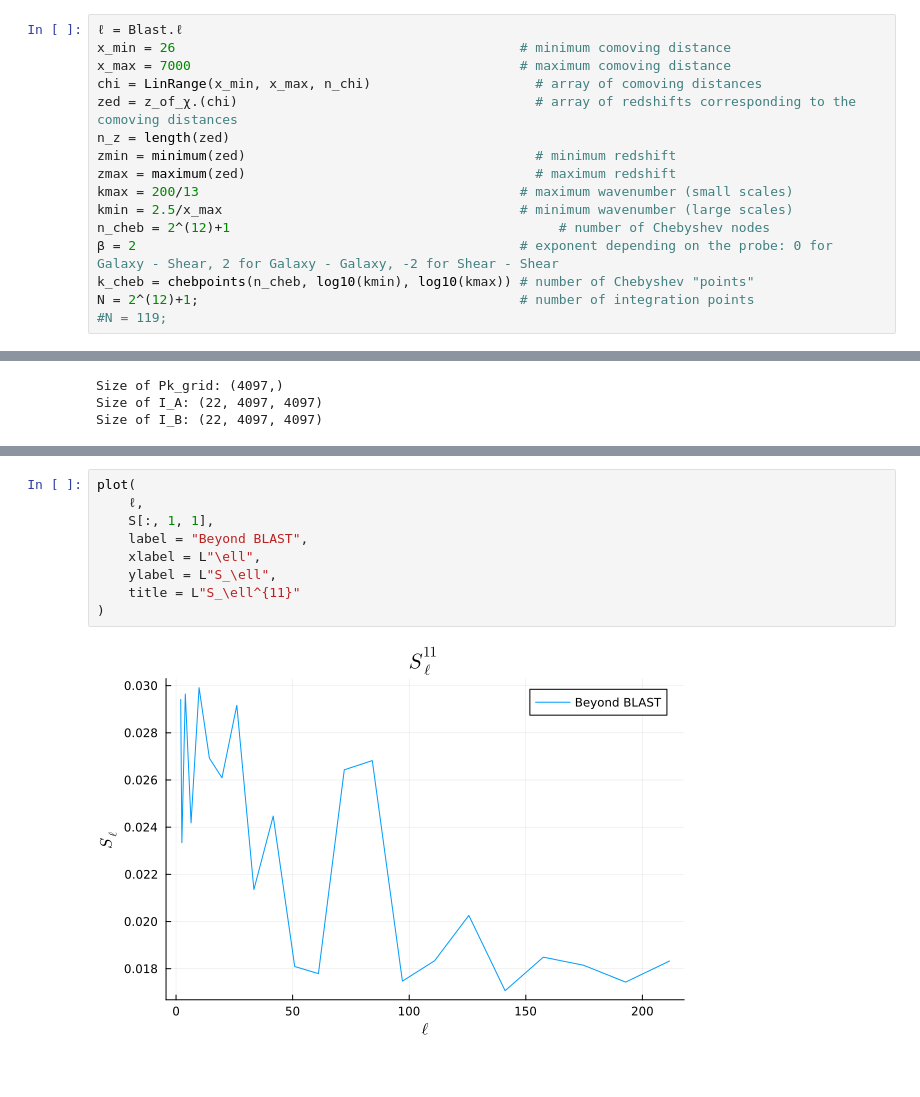
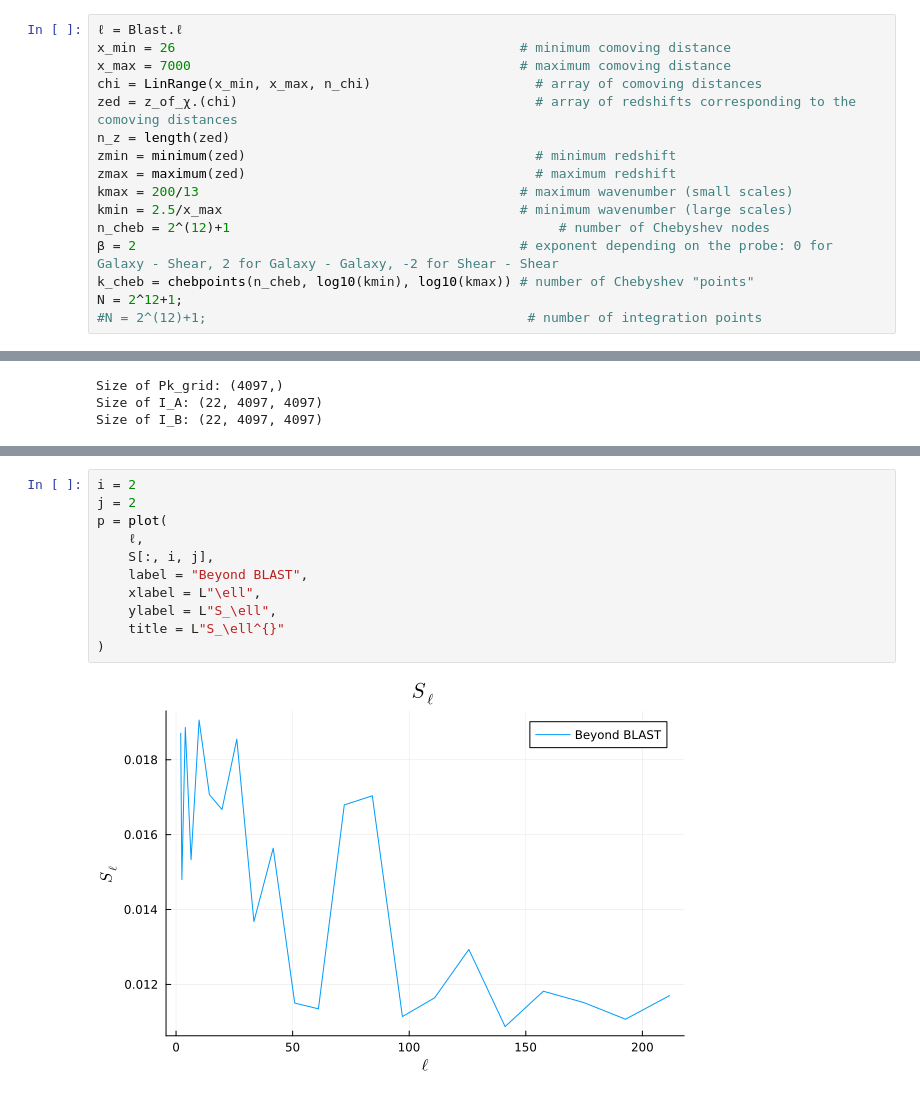
Before and after one commit to anvi-git/3D_Angular_Power_Spectrum, a Jupyter notebook: notebooks/beyond_BLAST.ipynb, the cells around one changed output, grey strips where cells are left out. Saved outputs shown, nothing was run; the diff lists cells and outputs as text.

```diff
--- a/notebooks/beyond_BLAST.ipynb
+++ b/notebooks/beyond_BLAST.ipynb
@@ -372,8 +227,8 @@ kmin = 2.5/x_max                                      # minimum wavenumber (larg
 n_cheb = 2^(12)+1                                          # number of Chebyshev nodes
 β = 2                                                 # exponent depending on the probe: 0 for Galaxy - Shear, 2 for Galaxy - Galaxy, -2 for Shear - Shear
 k_cheb = chebpoints(n_cheb, log10(kmin), log10(kmax)) # number of Chebyshev "points"
-N = 2^(12)+1;                                         # number of integration points
-#N = 119;
+N = 2^12+1;
+#N = 2^(12)+1;                                         # number of integration points
 # %%
 z_cheb_nodes = Blast.get_clencurt_grid_z(zmin, zmax, n_cheb)
 
@@ -613,14 +430,16 @@ S = zeros(Float64, length(ℓ), size(I_A, 3), size(I_B, 3))
 # %%
-plot(
+i = 2
+j = 2
+p = plot(
     ℓ,
-    S[:, 1, 1],
+    S[:, i, j],
     label = "Beyond BLAST",
     xlabel = L"\ell",
     ylabel = L"S_\ell",
-    title = L"S_\ell^{11}"
+    title = L"S_\ell^{}"
 )
 # %% [output]
-[figure, old version]
+[figure, new version]
 # %%
 plot(
     ℓ,
```
Also changed, not shown: parts of 28 cells of this notebook, 2 other files.
